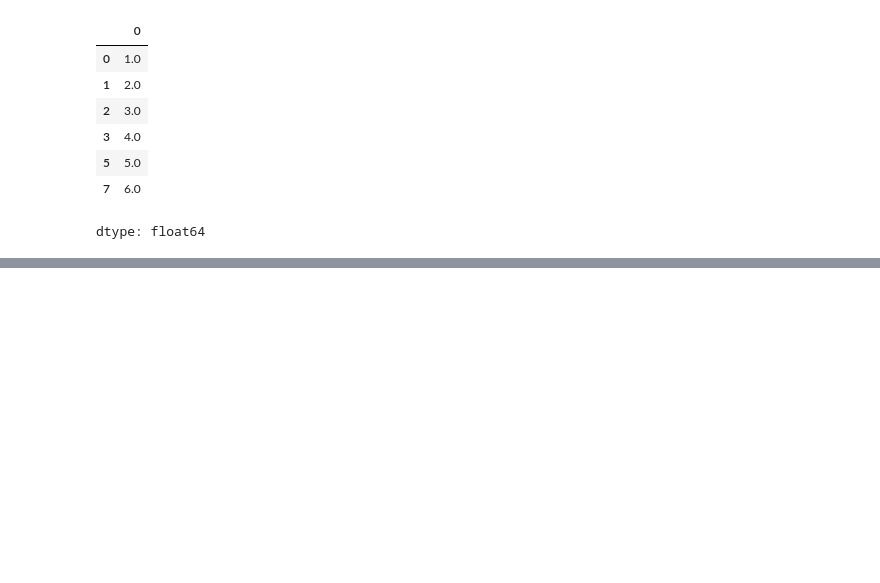
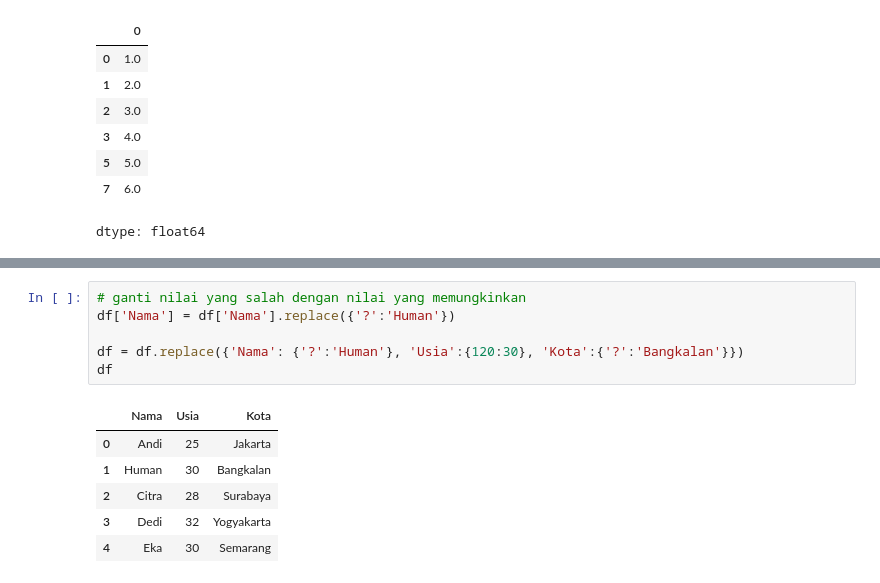
Before and after one commit to DVN111/Data-Analyst-Portfolio, a Jupyter notebook: PANDAS_Learning.ipynb, the cells around one changed output, grey strips where cells are left out. Saved outputs shown, nothing was run; the diff lists cells and outputs as text; blank space fills up the shorter version.

```diff
--- a/PANDAS_Learning.ipynb
+++ b/PANDAS_Learning.ipynb
@@ -414,0 +550,13 @@ filled_with_mmean = null_series.fillna(null_series.mean())
+# %%
+# ganti nilai yang salah dengan nilai yang memungkinkan
+df['Nama'] = df['Nama'].replace({'?':'Human'})
+
+df = df.replace({'Nama': {'?':'Human'}, 'Usia':{120:30}, 'Kota':{'?':'Bangkalan'}})
+df
+# %% [output]
+|  | Nama | Usia | Kota |
+| 0 | Andi | 25 | Jakarta |
+| 1 | Human | 30 | Bangkalan |
+| 2 | Citra | 28 | Surabaya |
+| 3 | Dedi | 32 | Yogyakarta |
+| 4 | Eka | 30 | Semarang |
```
Also changed, not shown: parts of 14 cells of this notebook.
